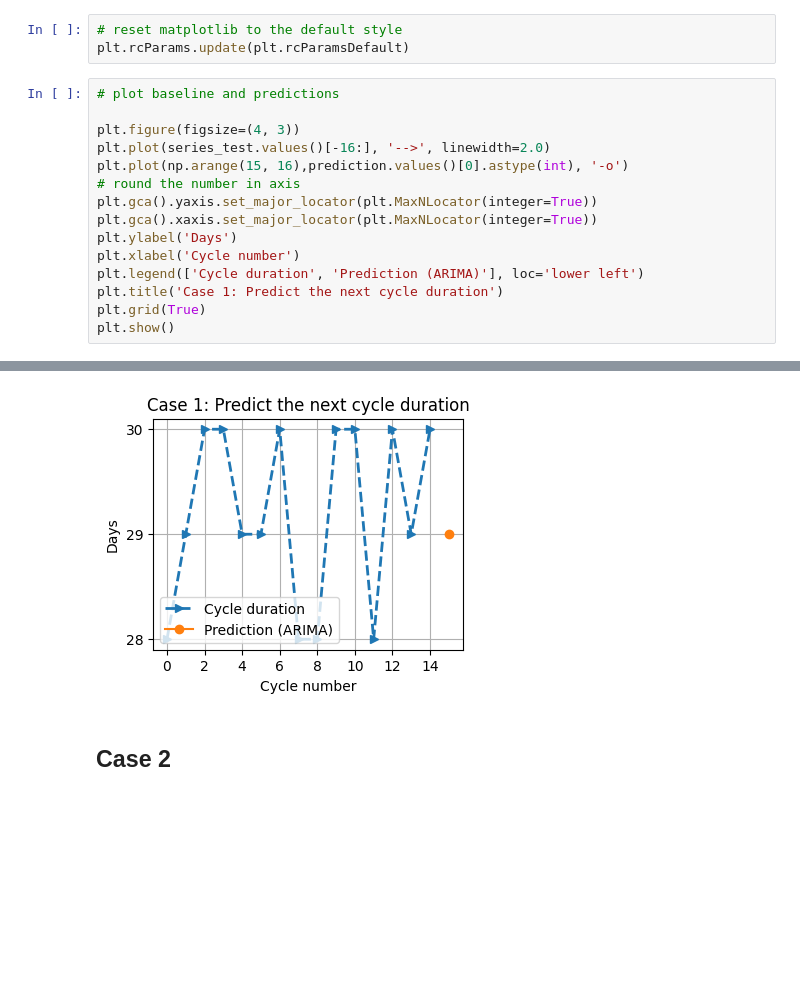
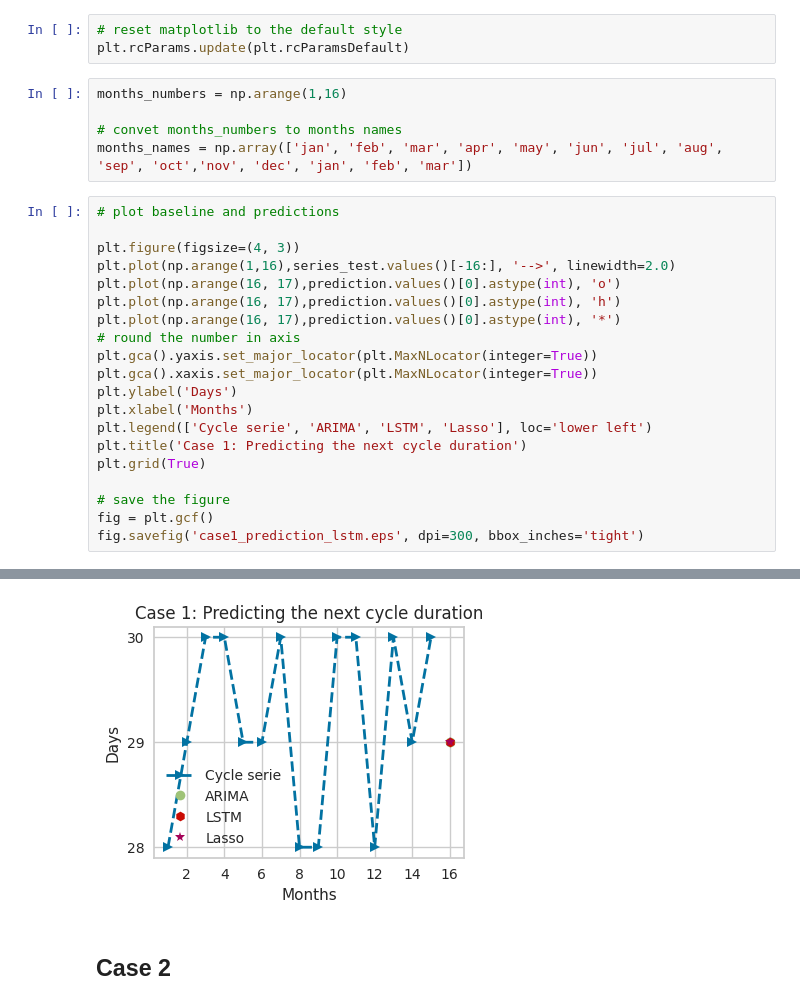
Before and after one commit to cilab-ufersa/period_cycle_prediction, a Jupyter notebook: period_cycle_prediction/arima.ipynb, the cells around one changed output, grey strips where cells are left out. Cells and saved outputs as stored; diff of their text form; blank space fills up the shorter version.

```diff
--- a/period_cycle_prediction/arima.ipynb
+++ b/period_cycle_prediction/arima.ipynb
@@ -52,19 +66,29 @@ prediction_cycle
 # %%
 # reset matplotlib to the default style
 plt.rcParams.update(plt.rcParamsDefault)
+# %%
+months_numbers = np.arange(1,16)
+
+# convet months_numbers to months names
+months_names = np.array(['jan', 'feb', 'mar', 'apr', 'may', 'jun', 'jul', 'aug', 'sep', 'oct','nov', 'dec', 'jan', 'feb', 'mar'])
 # %%
 # plot baseline and predictions
 
 plt.figure(figsize=(4, 3))
-plt.plot(series_test.values()[-16:], '-->', linewidth=2.0)
-plt.plot(np.arange(15, 16),prediction.values()[0].astype(int), '-o')
+plt.plot(np.arange(1,16),series_test.values()[-16:], '-->', linewidth=2.0)
+plt.plot(np.arange(16, 17),prediction.values()[0].astype(int), 'o')
+plt.plot(np.arange(16, 17),prediction.values()[0].astype(int), 'h')
+plt.plot(np.arange(16, 17),prediction.values()[0].astype(int), '*')
 # round the number in axis
 plt.gca().yaxis.set_major_locator(plt.MaxNLocator(integer=True))
 plt.gca().xaxis.set_major_locator(plt.MaxNLocator(integer=True))
 plt.ylabel('Days')
-plt.xlabel('Cycle number')
-plt.legend(['Cycle duration', 'Prediction (ARIMA)'], loc='lower left')
-plt.title('Case 1: Predict the next cycle duration')
+plt.xlabel('Months')
+plt.legend(['Cycle serie', 'ARIMA', 'LSTM', 'Lasso'], loc='lower left')
+plt.title('Case 1: Predicting the next cycle duration')
 plt.grid(True)
-plt.show()
+
+# save the figure
+fig = plt.gcf()
+fig.savefig('case1_prediction_lstm.eps', dpi=300, bbox_inches='tight')
 # %% [output]
@@ -71,4 +112,4 @@ plt.show()
-[figure, old version]
+[figure, new version]
 # %% [markdown]
 ## Case 2
 # %%
```
Also changed, not shown: parts of 23 cells of this notebook.
